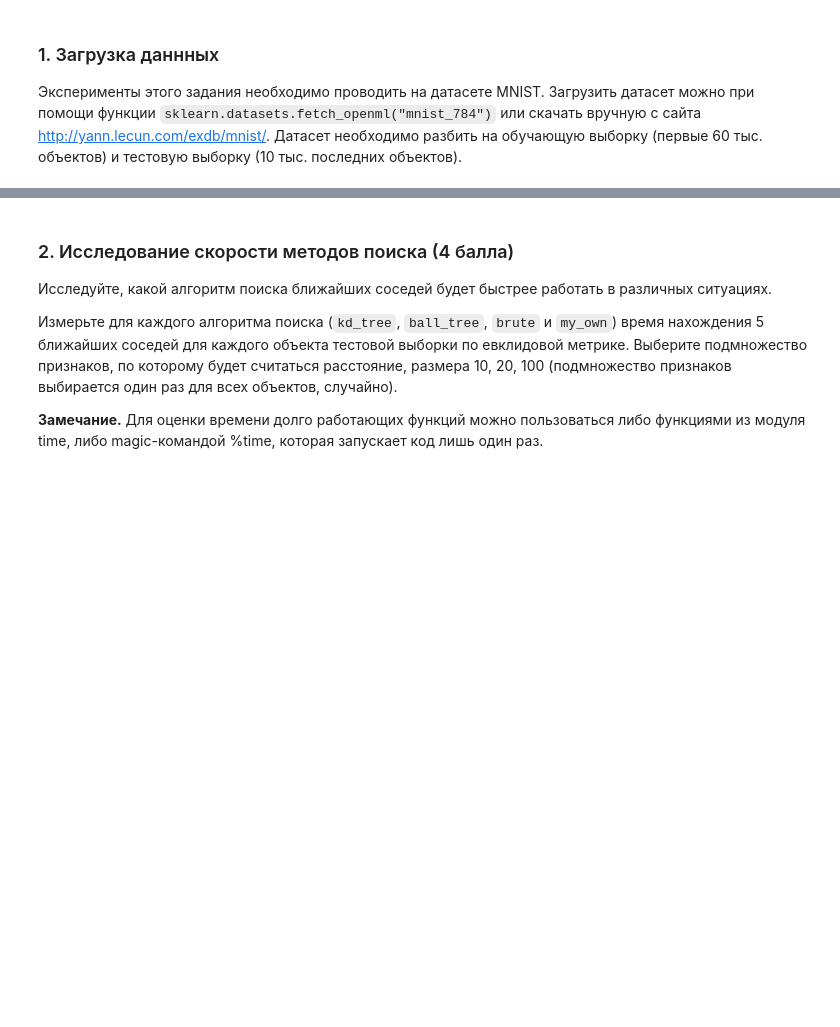
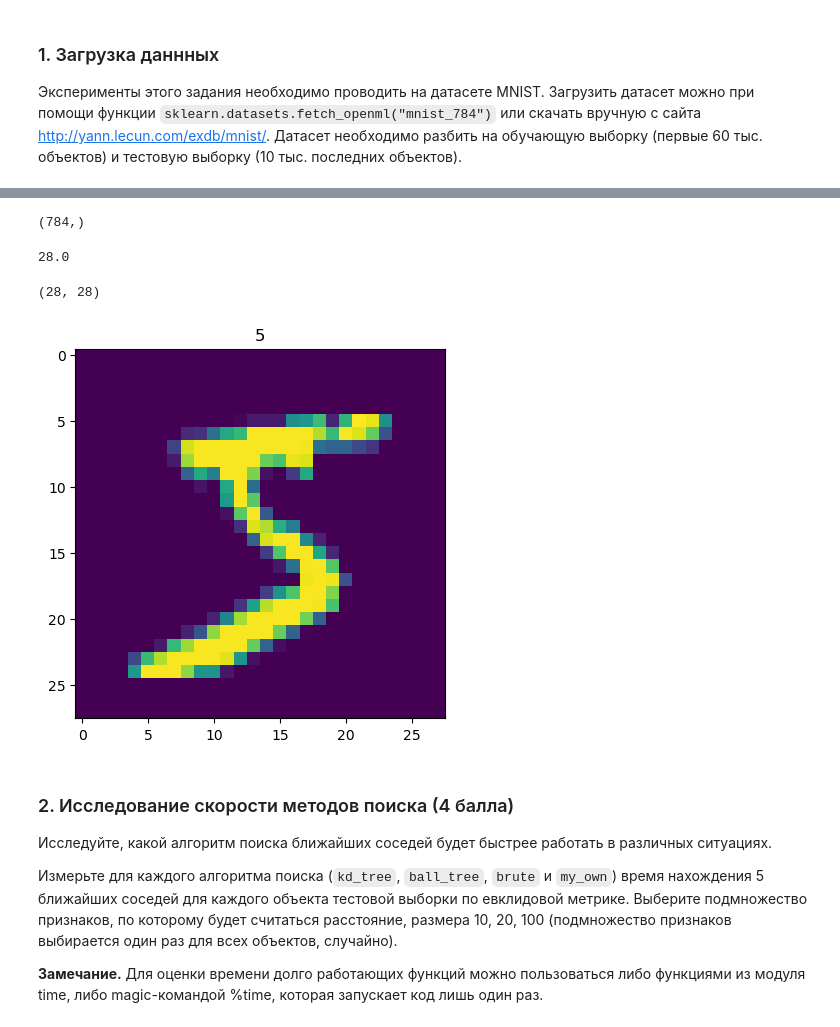
Before and after one commit to obopodo/ML_algos_HWs, a Jupyter notebook: hw1/main_task.ipynb, the cells around one changed output, grey strips where cells are left out. Cells and saved outputs as stored; diff of their text form; code cells hidden in the pictures; blank space fills up the shorter version.

Commit message:
data_preparation

```diff
--- a/hw1/main_task.ipynb
+++ b/hw1/main_task.ipynb
@@ -131,0 +136,3 @@ http://yann.lecun.com/exdb/mnist/. Датасет необходимо разб
+# %%
+%%time
+data = fetch_openml("mnist_784")
@@ -132,3 +179,30 @@ http://yann.lecun.com/exdb/mnist/. Датасет необходимо разб
+# %%
+split_index = 60_000
+
+X_train = data.data[:split_index]
+X_test = data.data[split_index:]
+
+y_train = data.target[:split_index]
+y_test = data.target[:split_index]
+# %%
+X_train.iloc[0, :].values.shape
+# %% [output]
+(784,)
+# %%
+np.sqrt(X_train.iloc[0].shape[0])
+# %% [output]
+28.0
+# %%
+img = X_train.iloc[0, :].values.reshape(28, -1)
+img.shape
+# %% [output]
+(28, 28)
+# %%
+plt.imshow(img)
+plt.title(y_train[0])
+plt.show()
+# %% [output]
+[figure, added]
 # %% [markdown]
 ### 2. Исследование скорости методов поиска (4 балла)
 
```
Also changed, not shown: parts of 9 cells of this notebook, 1 other file.
